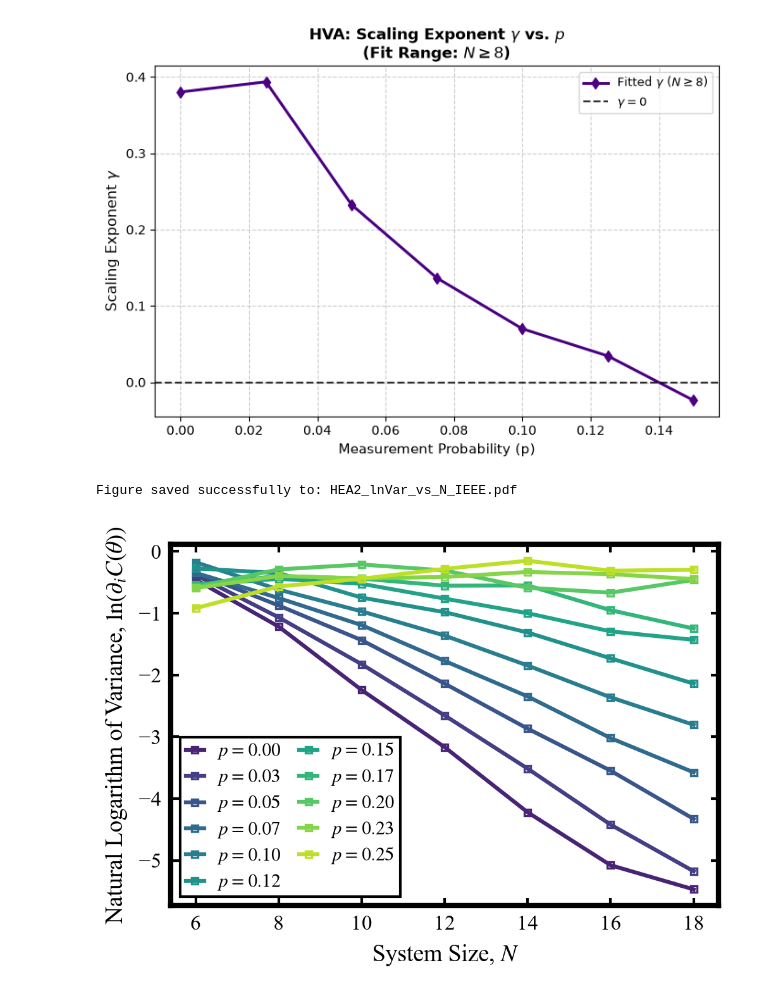
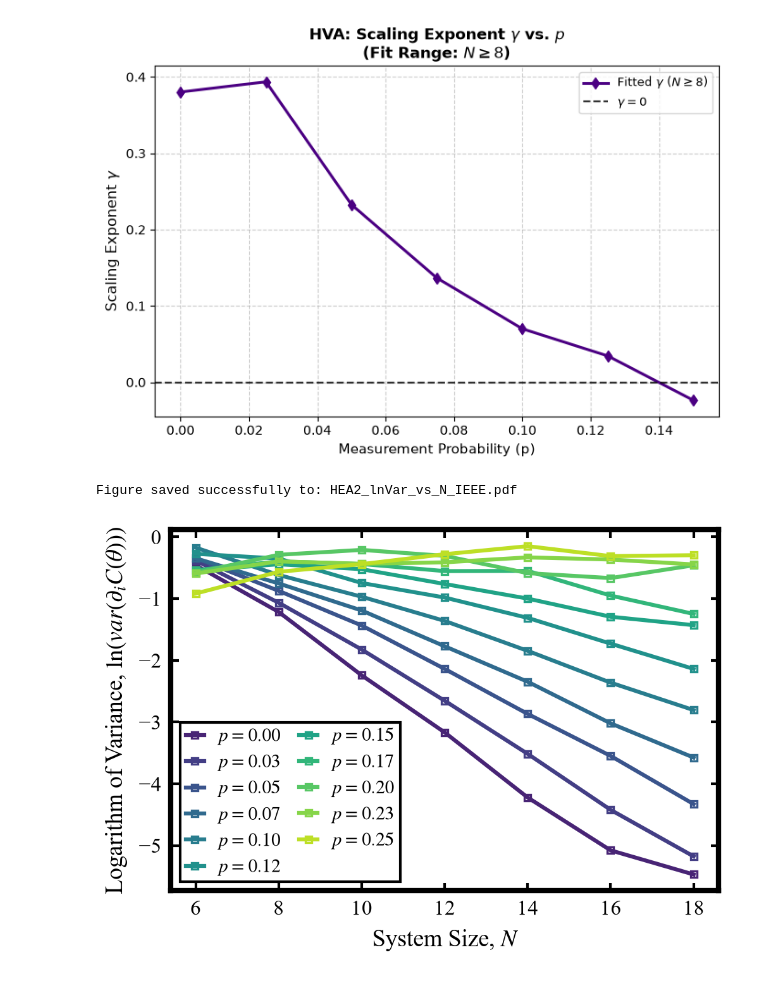
Before and after one commit to bhanuprakash012/MILT, a Jupyter notebook: IEEE paper/lnvar vs N image/analysis_image.ipynb, the cells around one changed output. Drawn from its saved outputs; the diff is of its cells as text; code cells hidden in the pictures.

Commit message:
changed the figure lnvar

```diff
--- a/IEEE paper/lnvar vs N image/analysis_image.ipynb
+++ b/IEEE paper/lnvar vs N image/analysis_image.ipynb
@@ -258,7 +258,7 @@ def plot_ieee_lnvar_vs_N(
 
     # 5. Formatting Axes and Labels
     ax.set_xlabel("System Size, $N$")
-    ax.set_ylabel(r"Natural Logarithm of Variance, $\ln(\partial_i C(\theta))$")
+    ax.set_ylabel(r"Logarithm of Variance, $\ln(var(\partial_i C(\theta)))$")
 
     ax.set_xticks(N_sub_plot)
     ax.tick_params(axis='both', which='major', width=1.0, length=3.0)
@@ -272,31 +272,31 @@ def plot_ieee_lnvar_vs_N(
         frameon=True,
         edgecolor='black',
         fancybox=False,
         framealpha=1.0,
         handlelength=1.0,
         columnspacing=1.0,
         borderpad=0.3
     )
 
     plt.tight_layout()
 
     # 7. Save and Show
     if save_path:
         plt.savefig(save_path)
         print(f"Figure saved successfully to: {save_path}")
 
     plt.show()
 
 # =============================================================================
 # EXECUTE FOR HEA2
 # =============================================================================
 plot_ieee_lnvar_vs_N(
     pkl_path="method1_weak_s_xxz_results_i.pkl",
     ansatz="HEA2",
     p_bounds=(0.00, 0.30),
     plot_min_N=6,
     save_path="HEA2_lnVar_vs_N_IEEE.pdf"
 )
 # %% [output]
 Figure saved successfully to: HEA2_lnVar_vs_N_IEEE.pdf
-[figure, old version]
+[figure, new version]
```
Also changed, not shown: 18 other files.
